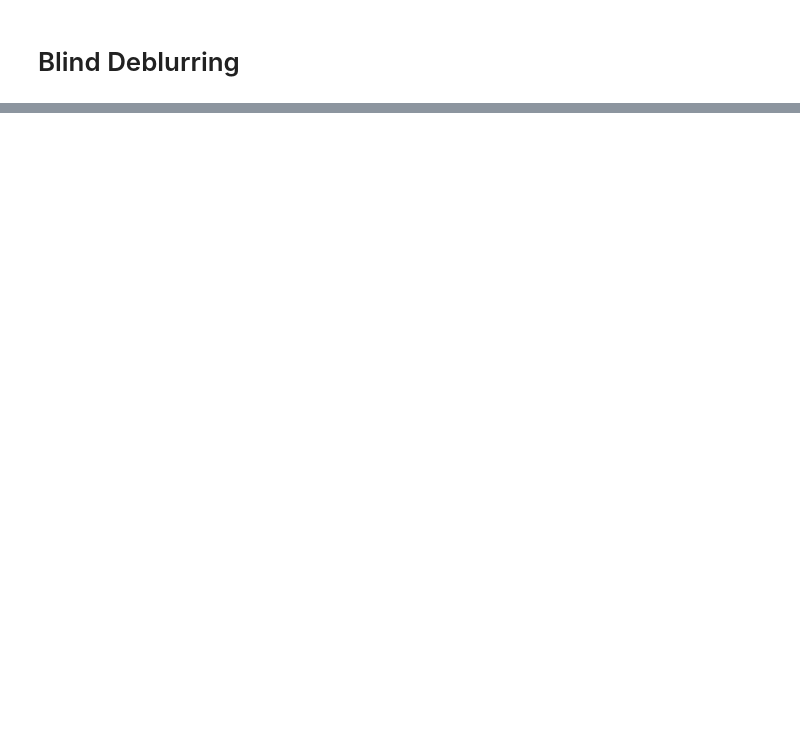
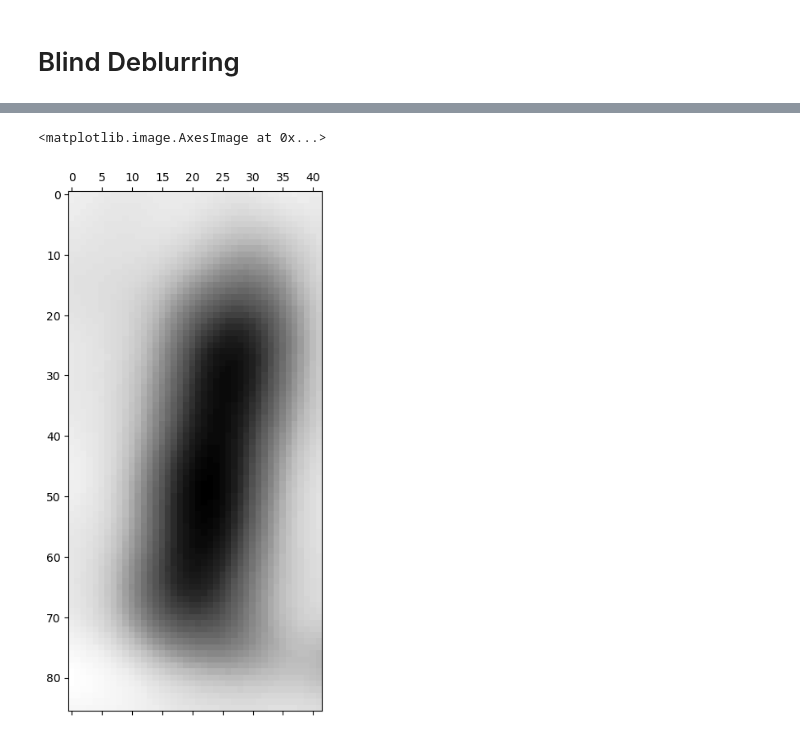
Before and after one commit to muthuganeshece/CVProjects, a Jupyter notebook: XRay/Debluring/Debluring.ipynb, the cells around one changed output, grey strips where cells are left out. Drawn from its saved outputs; the diff is of its cells as text; code cells hidden in the pictures; blank space fills up the shorter version.

```diff
--- a/XRay/Debluring/Debluring.ipynb
+++ b/XRay/Debluring/Debluring.ipynb
@@ -162,0 +143,5 @@ plt.imshow(deconvolved, cmap='gray')
+# %%
+plt.matshow(img[:,:,0], cmap='Greys_r')
+# %% [output]
+<matplotlib.image.AxesImage at 0x...>
+[figure, added]
```
Also changed, not shown: parts of 8 cells of this notebook.
